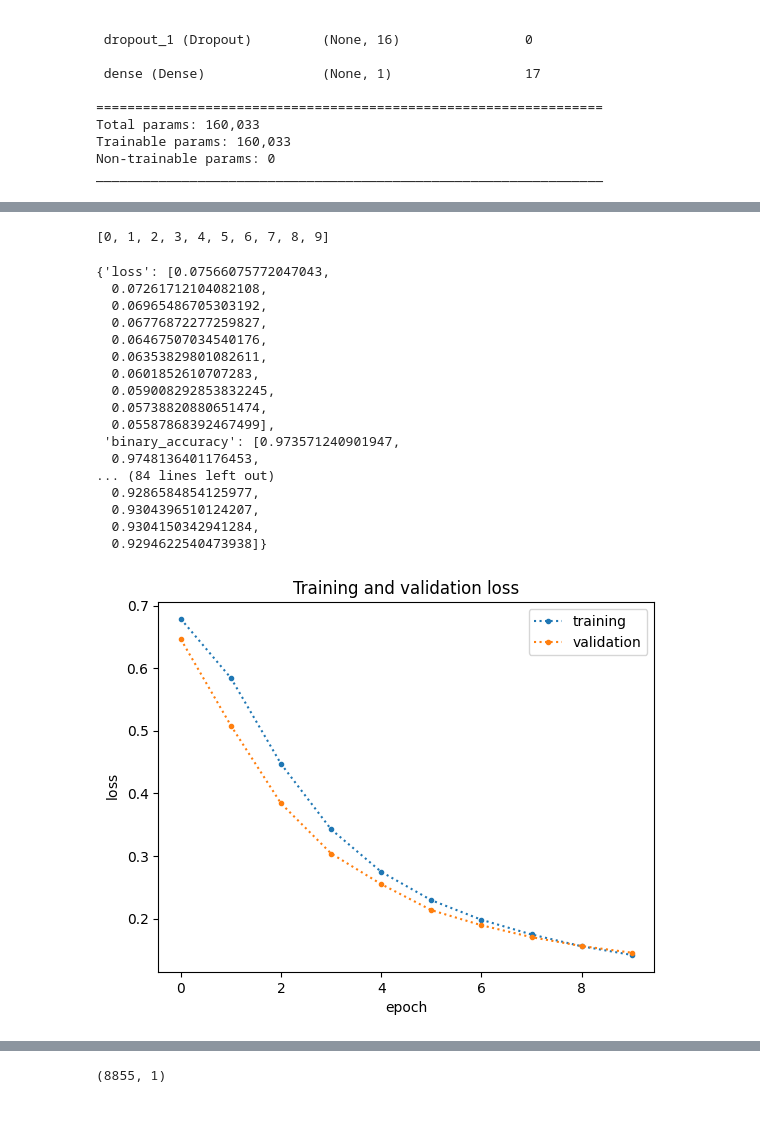
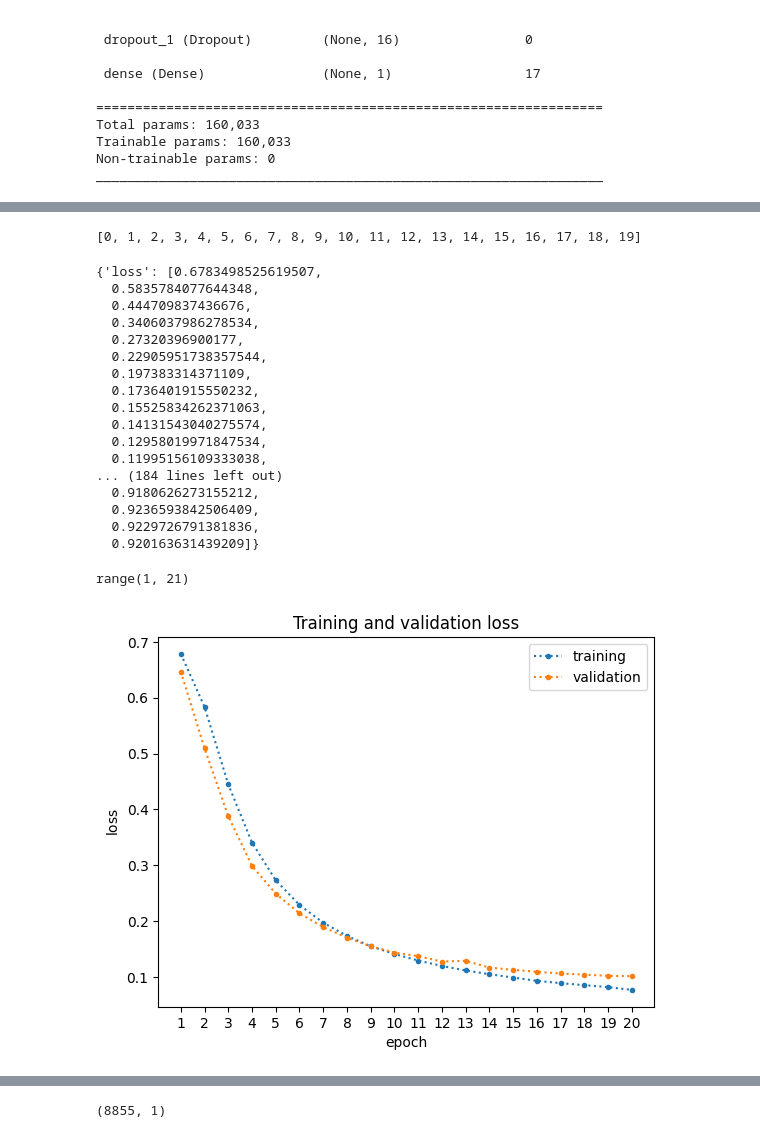
Before and after one commit to sariaslaso/news_classifier, a Jupyter notebook: data_preprocessing.ipynb, the cells around one changed output, grey strips where cells are left out. Drawn from its saved outputs; the diff is of its cells as text; code cells hidden in the pictures.

```diff
--- a/data_preprocessing.ipynb
+++ b/data_preprocessing.ipynb
@@ -167,13 +154,13 @@ model.compile(loss = tf.keras.losses.BinaryCrossentropy(),
 )
 
 
-callback = tf.keras.callbacks.EarlyStopping(monitor = "val_loss", patience = 5)
+callback = tf.keras.callbacks.EarlyStopping(monitor = "val_loss", patience = 10)
 
 
 history = model.fit(
         train_text, y_train,
         validation_data = (val_text, y_val),
-        epochs = 10,
+        epochs = 20,
         callbacks = [callback],
 )
 # %% [output]
@@ -200,38 +184,43 @@ Epoch 10/10
 # %%
 history.epoch
 # %% [output]
-[0, 1, 2, 3, 4, 5, 6, 7, 8, 9]
+[0, 1, 2, 3, 4, 5, 6, 7, 8, 9, 10, 11, 12, 13, 14, 15, 16, 17, 18, 19]
 # %%
 history.history
 # %% [output]
-{'loss': [0.07566075772047043,
-  0.07261712104082108,
-  0.06965486705303192,
-  0.06776872277259827,
-  0.06467507034540176,
-  0.06353829801082611,
-  0.0601852610707283,
-  0.059008292853832245,
-  0.05738820880651474,
-  0.05587868392467499],
- 'binary_accuracy': [0.973571240901947,
-  0.9748136401176453,
-... (84 lines left out)
-  0.9286584854125977,
-  0.9304396510124207,
-  0.9304150342941284,
-  0.9294622540473938]}
+{'loss': [0.6783498525619507,
+  0.5835784077644348,
+  0.444709837436676,
+  0.3406037986278534,
+  0.27320396900177,
+  0.22905951738357544,
+  0.197383314371109,
+  0.1736401915550232,
+  0.15525834262371063,
+  0.14131543040275574,
+  0.12958019971847534,
+  0.11995156109333038,
+... (184 lines left out)
+  0.9180626273155212,
+  0.9236593842506409,
+  0.9229726791381836,
+  0.920163631439209]}
 # %%
 epochs = history.epoch
+# %%
+range(1, max(history.epoch) + 2)
+# %% [output]
+range(1, 21)
 # %%
-plt.plot(epochs, history.history['loss'], ".:")
-plt.plot(epochs, history.history['val_loss'], ".:")
+plt.plot(range(1, max(epochs) + 2), history.history['loss'], ".:")
+plt.plot(range(1, max(epochs) + 2), history.history['val_loss'], ".:")
 
 plt.title('Training and validation loss')
 plt.legend(['training', 'validation'], loc = "best")
 plt.ylabel(r"$\mathrm{loss}$")
 plt.xlabel("epoch")
+plt.xticks(range(1, max(epochs) + 2))
 plt.show()
 # %% [output]
-[figure, old version]
+[figure, new version]
 # %%
```
Also changed, not shown: parts of 12 cells of this notebook.
